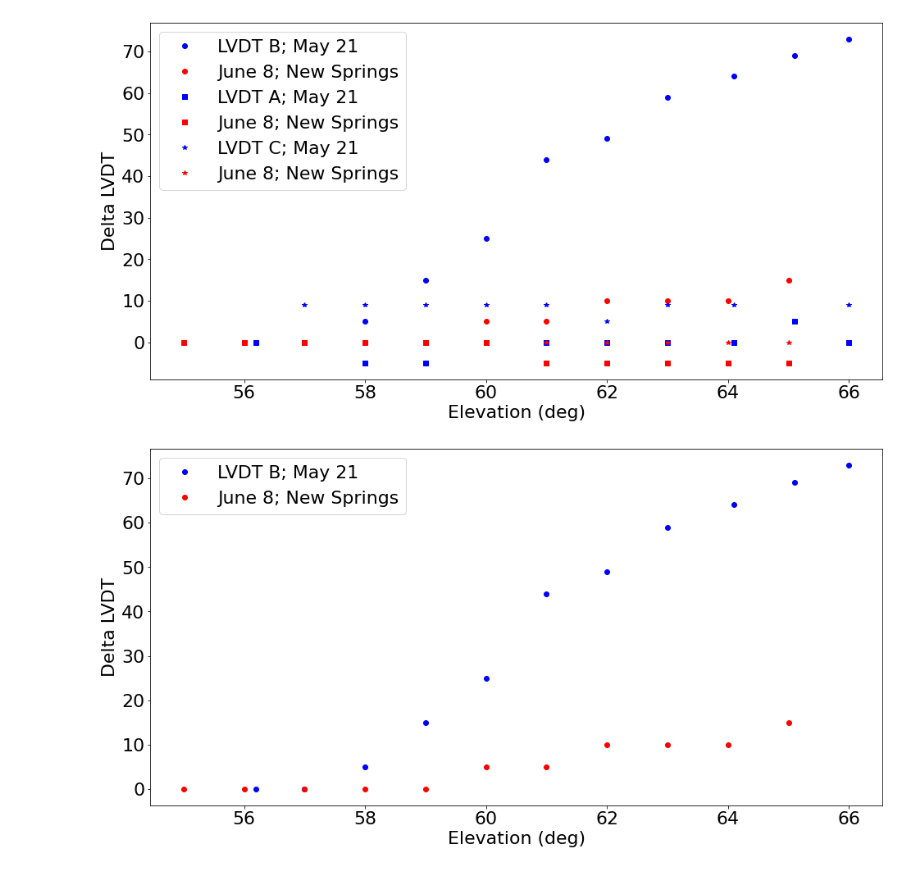
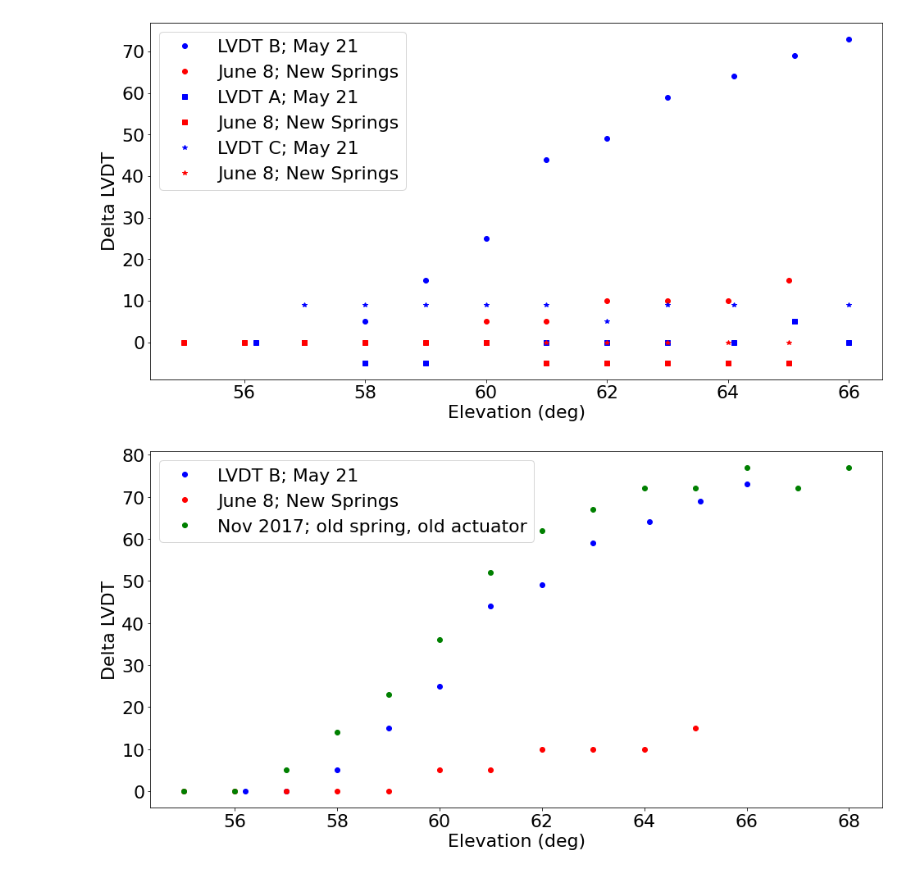
Before and after one commit to so-90prime/90prime, a Jupyter notebook: lvdt_tests/LVDTplot.ipynb, the cells around one changed output. Cells and saved outputs as stored; diff of their text form; code cells hidden in the pictures.

Commit message:
Added Nov 2017 data

```diff
--- a/lvdt_tests/LVDTplot.ipynb
+++ b/lvdt_tests/LVDTplot.ipynb
@@ -5,6 +5,9 @@ import numpy as np
 import matplotlib.pyplot as plt
 %matplotlib inline
 from matplotlib import rc
+
+data_lvdt_Nov17 = np.genfromtxt('oldsprings/LVDT_test_Nov2017.dat',comments="#",
+                                       dtype=(float,float),names="El,LVDTB")
 
 
 data_lvdt_May21 = np.genfromtxt('oldsprings/LVDT_test_May21_2021.dat',comments="#",
@@ -22,6 +25,10 @@ LVDTB_June8  = data_lvdt_June8['LVDTB']
 LVDTA_June8 = data_lvdt_June8['LVDTA']
 LVDTC_June8 = data_lvdt_June8['LVDTC']
 
+
+El_Nov17 = data_lvdt_Nov17['El']
+LVDTB_Nov17 = data_lvdt_Nov17['LVDTB']
+
 LVDTB_diff_May21 = 1000.*(LVDTB_May21 - LVDTB_May21[0])
 LVDTA_diff_May21 = 1000.*(LVDTA_May21 - LVDTA_May21[0])
 LVDTC_diff_May21 = 1000.*(LVDTC_May21 - LVDTC_May21[0])
@@ -30,7 +37,7 @@ LVDTB_diff_June8 = 1000.*(LVDTB_June8 - LVDTB_June8[0])
 LVDTA_diff_June8 = 1000.*(LVDTA_June8 - LVDTA_June8[0])
 LVDTC_diff_June8 = 1000.*(LVDTC_June8 - LVDTC_June8[0])
 
-
+LVDTB_diff_Nov17 = 1000.*(LVDTB_Nov17 - LVDTB_Nov17[0])
 
 #LVDTB_diff_May21
 
@@ -66,22 +73,23 @@ plt.show()
 # %%
 plt.figure(figsize=(16,8))
 
 #plot LVDT changes with elevation, May 21
 plt.plot(El_May21,LVDTB_diff_May21,'bo',label='LVDT B; May 21')
 plt.plot(El_June8,LVDTB_diff_June8,'ro',label='June 8; New Springs')
 
+plt.plot(El_Nov17,LVDTB_diff_Nov17,'go',label='Nov 2017; old spring, old actuator')
 
 plt.xticks(fontsize=22)
 plt.yticks(fontsize=22)
 
 plt.gca().set_xlabel('Elevation (deg)',fontsize=22)
 plt.gca().set_ylabel('Delta LVDT',fontsize=22)
 
 
 plt.legend(loc='best',handlelength=2,fontsize=22)
 
 plt.savefig('LVDT_vs_El_Bonly',bbox_inches='tight')
 
 plt.show()
 # %% [output]
-[figure, old version]
+[figure, new version]
```
